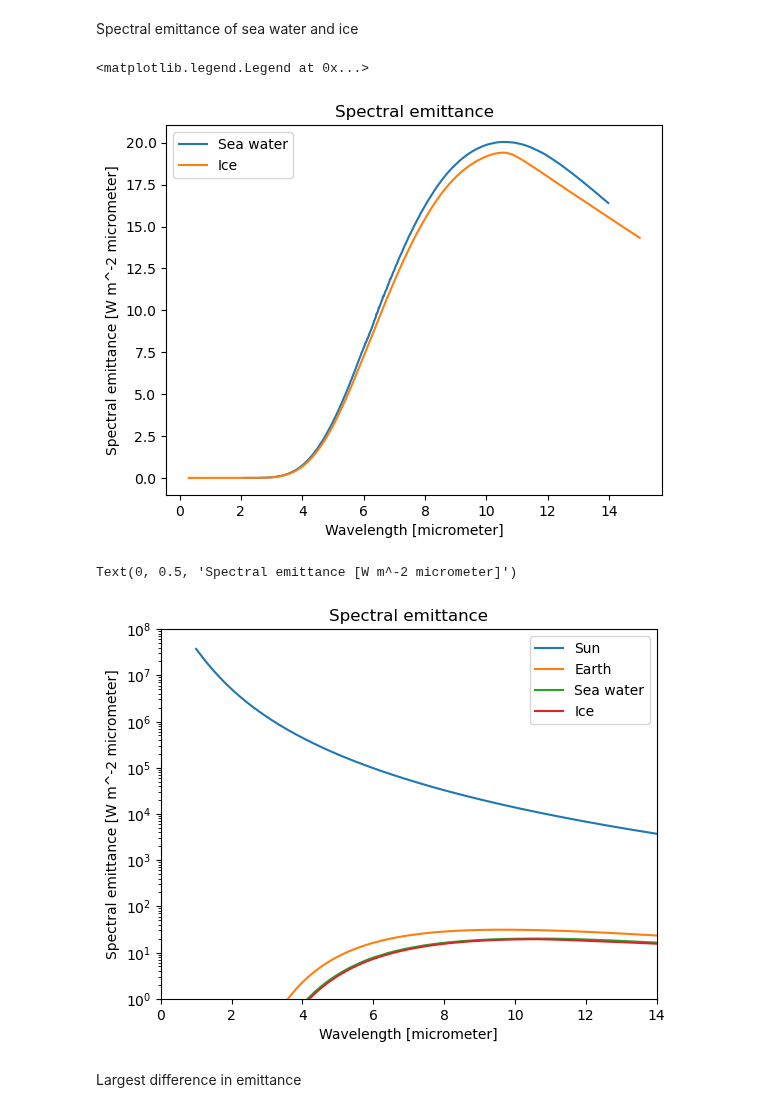
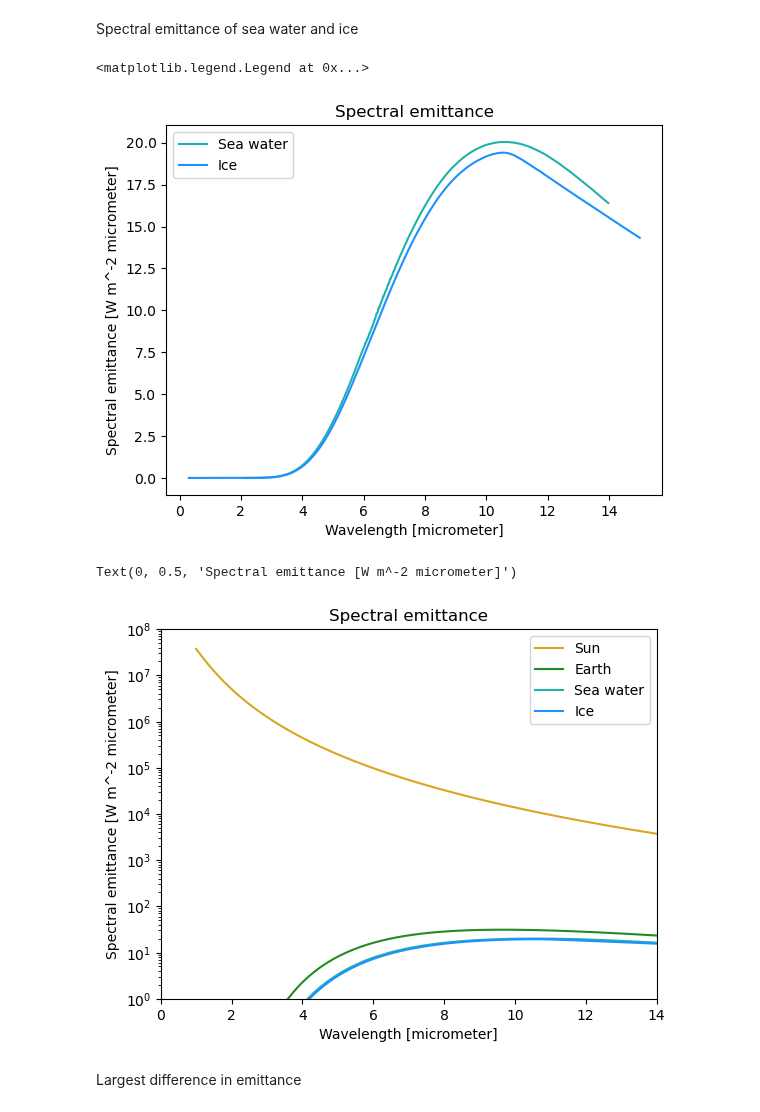
Before and after one commit to debnovalina/PPESO-Practical, a Jupyter notebook: Thermal remote sensing.ipynb, the cells around one changed output. Cells and saved outputs as stored; diff of their text form; code cells hidden in the pictures.

Commit message:
Graph fix

```diff
--- a/Thermal remote sensing.ipynb
+++ b/Thermal remote sensing.ipynb
@@ -149,35 +149,35 @@ E_ice = 1- ice[:,1]
 spec_em_seawater = spectral_emmitance (E_seawater, 275.15, sea_water[:,0])*10**(-6)
 spec_em_ice = spectral_emmitance (E_ice, 273.15, ice[:,0])*10**(-6)
 
-plt.plot (sea_water[:,0], spec_em_seawater, label='Sea water')
-plt.plot (ice[:,0], spec_em_ice, label='Ice')
+plt.plot (sea_water[:,0], spec_em_seawater, label='Sea water', color='lightseagreen')
+plt.plot (ice[:,0], spec_em_ice, label='Ice', color='dodgerblue')
 plt.ylabel ('Spectral emittance [W m^-2 micrometer]')
 plt.xlabel ('Wavelength [micrometer]')
 plt.title ('Spectral emittance')
 plt.legend ()
 # %% [output]
 <matplotlib.legend.Legend at 0x...>
-[figure, old version]
+[figure, new version]
 # %%
 # Plot spectral emittance together with the blackbody curves of the sun and earth
 sun = blackbody (6000, wavelengths)*10**(-6)
 earth = blackbody (300, wavelengths)*10**(-6)
 
-plt.plot (wavelengths, sun, label='Sun')
-plt.plot (wavelengths, earth, label='Earth')
-plt.plot (sea_water[:,0], spec_em_seawater, label='Sea water')
-plt.plot (ice[:,0], spec_em_ice, label='Ice')
+plt.plot (wavelengths, sun, label='Sun', color='goldenrod')
+plt.plot (wavelengths, earth, label='Earth', color='forestgreen')
+plt.plot (sea_water[:,0], spec_em_seawater, label='Sea water', color='lightseagreen')
+plt.plot (ice[:,0], spec_em_ice, label='Ice', color='dodgerblue')
 plt.legend ()
 plt.yscale ('log')
 plt.xlim (0, 14)
 plt.ylim (1, 10**8)
 plt.legend ()
 plt.title ('Spectral emittance')
 plt.xlabel ('Wavelength [micrometer]')
 plt.ylabel ('Spectral emittance [W m^-2 micrometer]')
 # %% [output]
 Text(0, 0.5, 'Spectral emittance [W m^-2 micrometer]')
-[figure, old version]
+[figure, new version]
 # %% [markdown]
 Largest difference in emittance
 # %%
```
Also changed, not shown: parts of 2 cells of this notebook.
